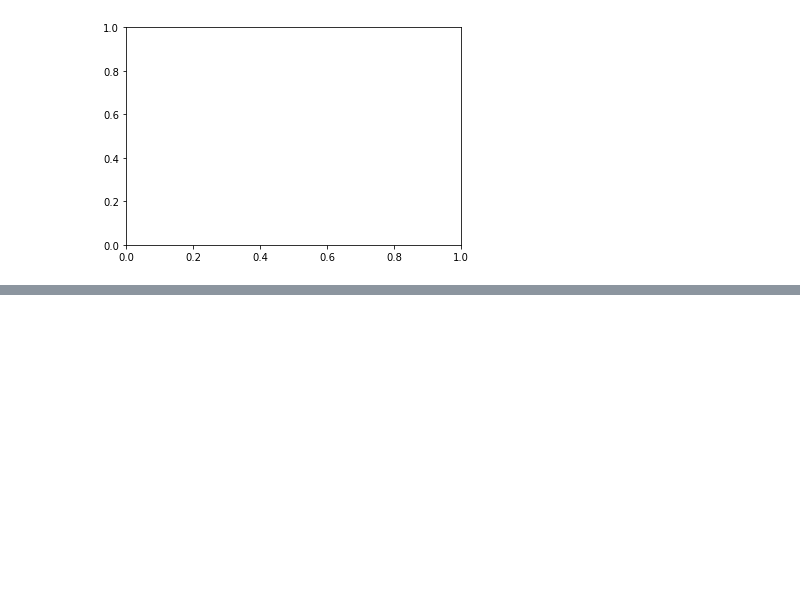
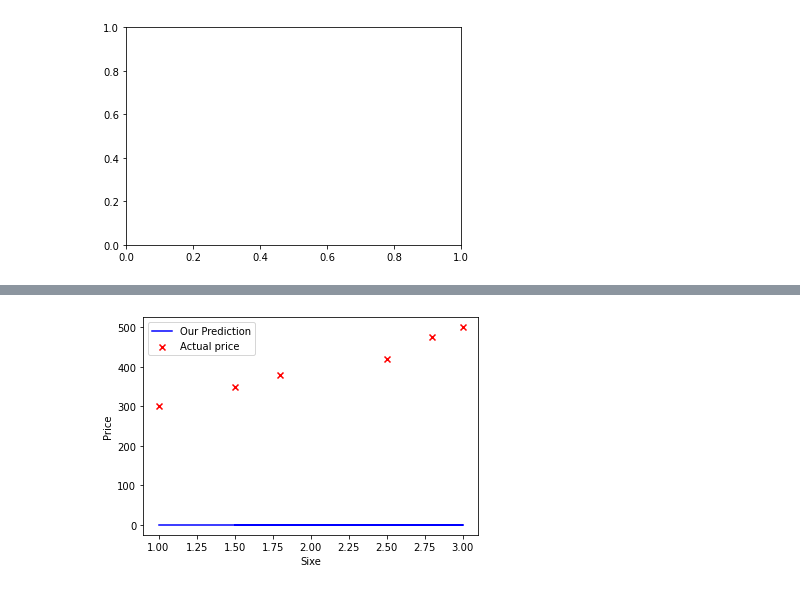
Before and after one commit to KaLiNkA-code/AI_PROJECT, a Jupyter notebook: notebooks/dev.ipynb, the cells around one changed output, grey strips where cells are left out. Cells and saved outputs as stored; diff of their text form; code cells hidden in the pictures; blank space fills up the shorter version.

```diff
--- a/notebooks/dev.ipynb
+++ b/notebooks/dev.ipynb
@@ -191,0 +245,22 @@ ValueError: x and y must have same first dimension, but have shapes (2188,) and
+# %%
+def calculate_model_output(w, b, x):
+    m = x.shape  # the number of training examples
+    f_wb = np.zeros(m)
+    for i in range(len(x)):
+        f_wb[i] = w * x[i] + b
+    return f_wb
+
+
+#  Now Let's call the calculate_model_output func and plot the output
+tmp_f_wb = calculate_model_output(w, b, x_train)
+
+plt.plot(x_train, tmp_f_wb, c="b", label="Our Prediction")
+plt.scatter(x_train, y_train, marker="x", c="r", label="Actual price")
+plt.xlabel("Sixe")
+plt.ylabel("Price")
+plt.legend()
+plt.show()
+import pandas as pd
+# TRAIN_CSV_PATH = "C:/Users/Lenovo/PycharmProjects/AI_PROJECT/notebooks/train.csv"
+# %% [output]
+[figure, added]
```
Also changed, not shown: parts of 13 cells of this notebook, 1 other file.
